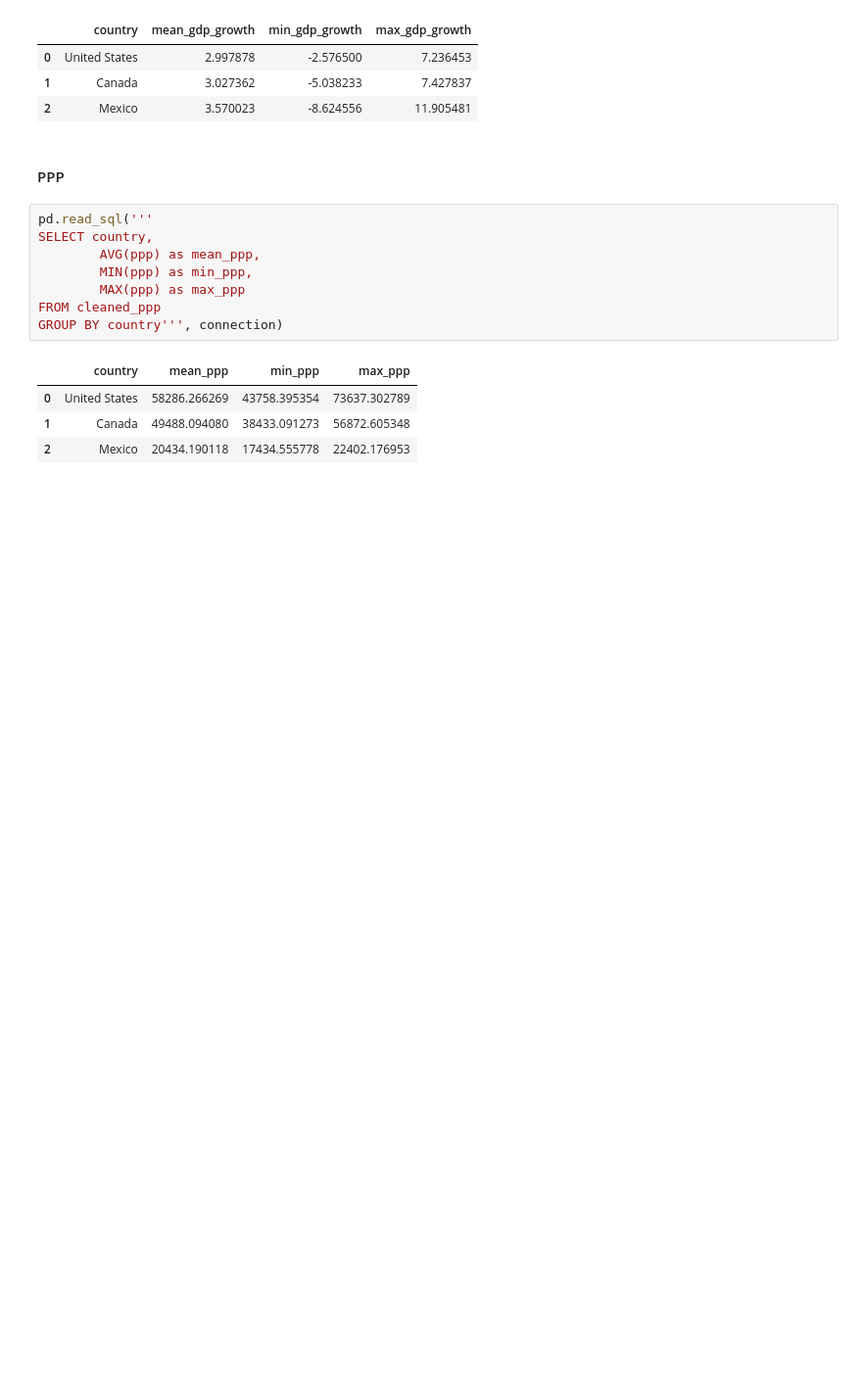
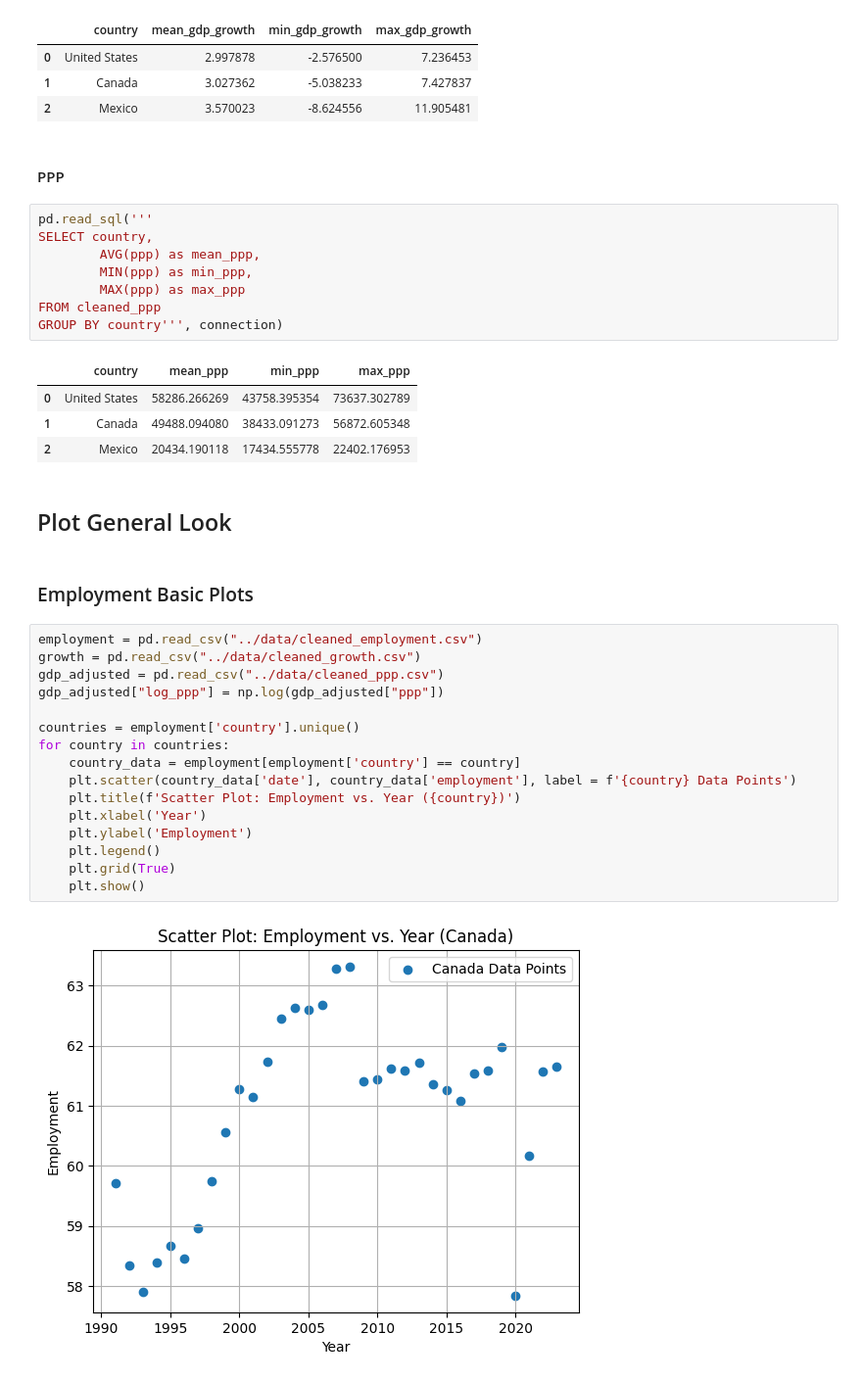
Before and after one commit to BaoTruong1/qtm350_project, a Jupyter notebook: scripts/data_cleaning.ipynb, the cells around one changed output. Shown: that part at 98% size. Saved outputs shown, nothing was run; the diff lists cells and outputs as text; blank space fills up the shorter version.

```diff
--- a/scripts/data_cleaning.ipynb
+++ b/scripts/data_cleaning.ipynb
@@ -122,3 +124,25 @@ GROUP BY country''', connection)
 | 0 | United States | 58286.266269 | 43758.395354 | 73637.302789 |
 | 1 | Canada | 49488.094080 | 38433.091273 | 56872.605348 |
 | 2 | Mexico | 20434.190118 | 17434.555778 | 22402.176953 |
+# %% [markdown]
+## Plot General Look
+# %% [markdown]
+### Employment Basic Plots
+# %%
+employment = pd.read_csv("../data/cleaned_employment.csv")
+growth = pd.read_csv("../data/cleaned_growth.csv")
+gdp_adjusted = pd.read_csv("../data/cleaned_ppp.csv")
+gdp_adjusted["log_ppp"] = np.log(gdp_adjusted["ppp"])
+
+countries = employment['country'].unique()
+for country in countries:
+    country_data = employment[employment['country'] == country]
+    plt.scatter(country_data['date'], country_data['employment'], label = f'{country} Data Points')
+    plt.title(f'Scatter Plot: Employment vs. Year ({country})')
+    plt.xlabel('Year')
+    plt.ylabel('Employment')
+    plt.legend()
+    plt.grid(True)
+    plt.show()
+# %% [output]
+[figure, added]
```
Also changed, not shown: parts of 11 cells of this notebook, 9 other files.
